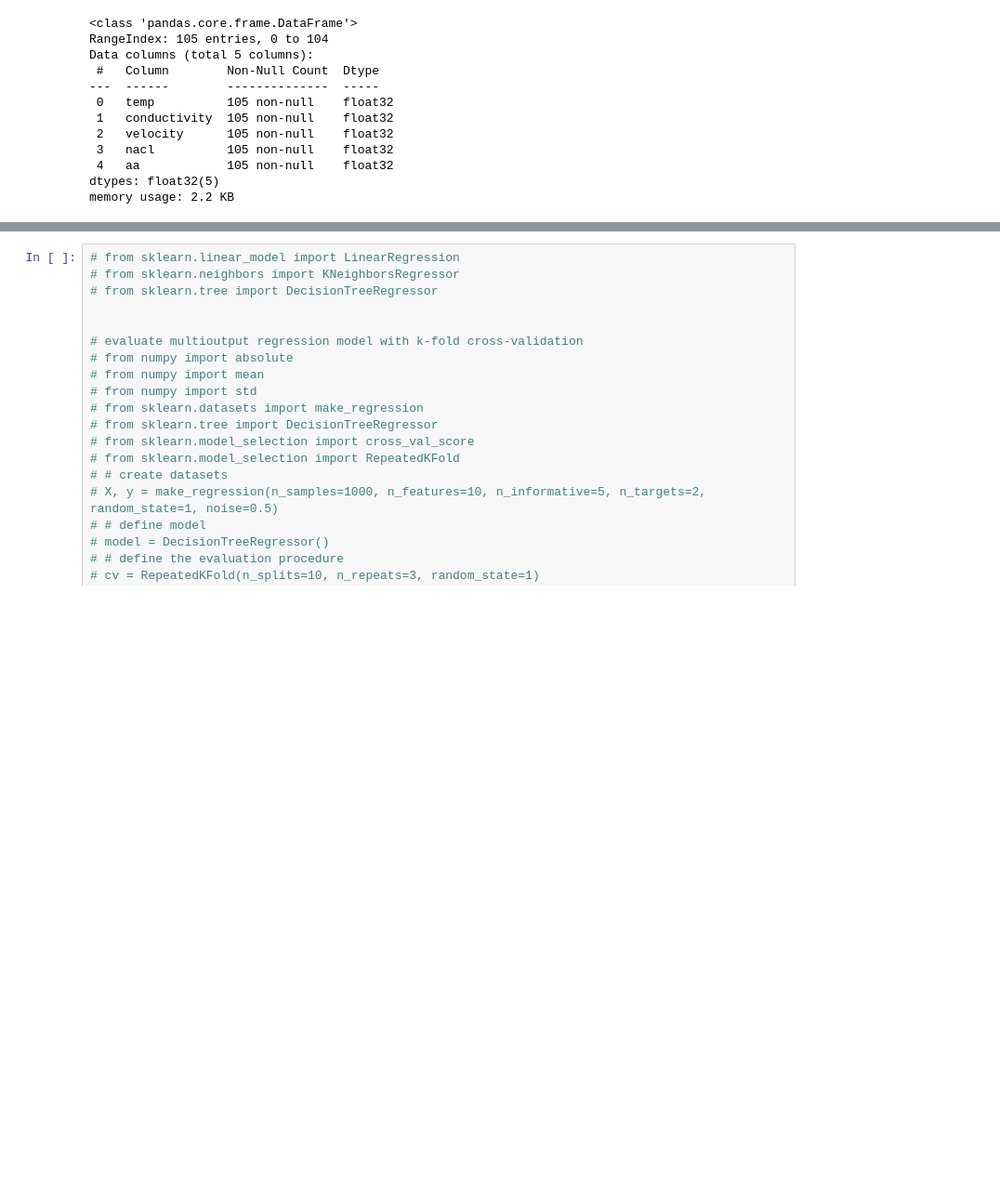
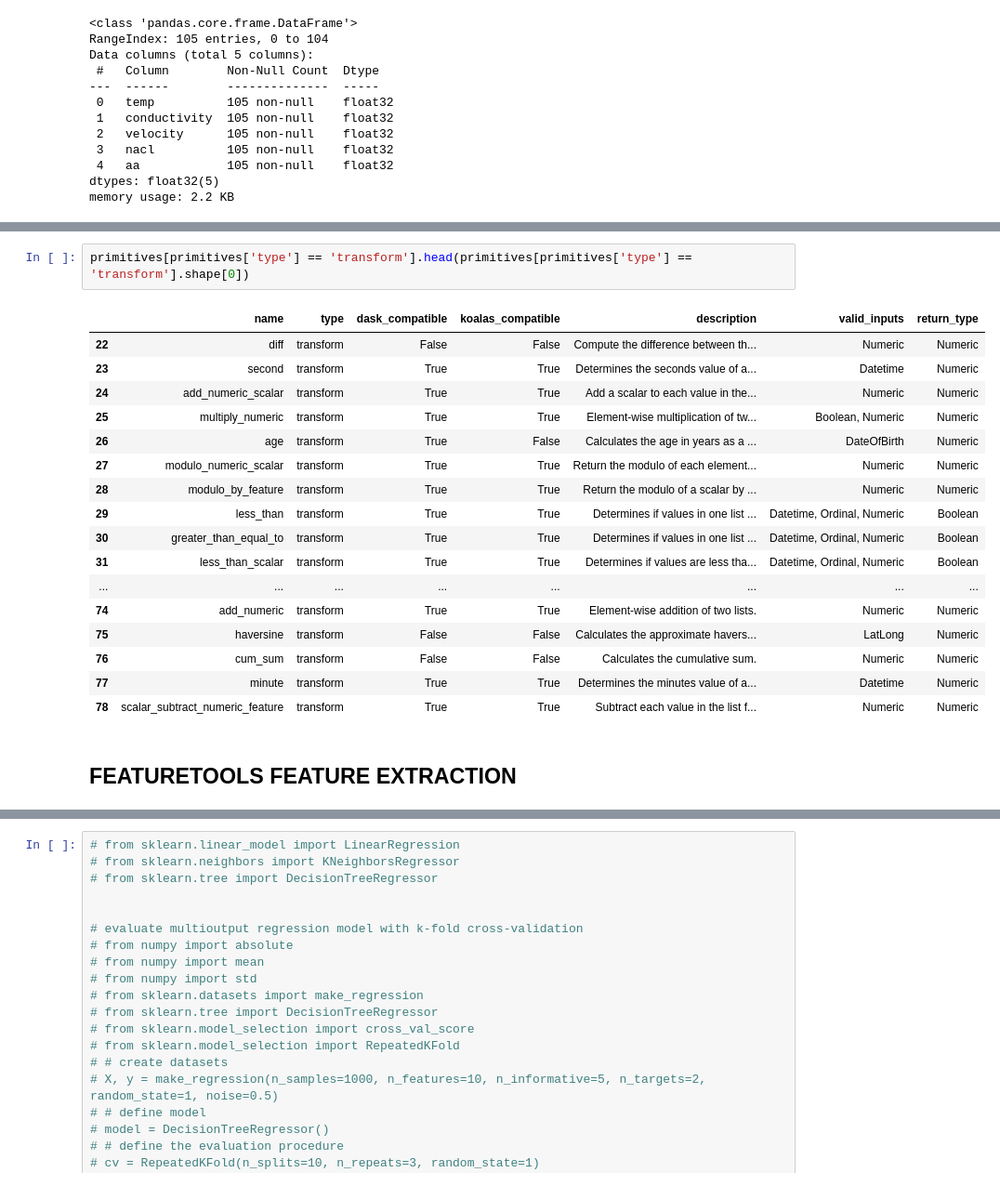
Before and after one commit to sylvas-j/ML, a Jupyter notebook: Tensorflow_works/hydrateSafetyMargin-ConductivityAscoustic2.ipynb, the cells around one changed output, grey strips where cells are left out. Shown at 93% size. Saved outputs shown, nothing was run; the diff lists cells and outputs as text; blank space fills up the shorter version.

```diff
--- a/Tensorflow_works/hydrateSafetyMargin-ConductivityAscoustic2.ipynb
+++ b/Tensorflow_works/hydrateSafetyMargin-ConductivityAscoustic2.ipynb
@@ -261,0 +364,22 @@ y_train
+# %%
+primitives[primitives['type'] == 'transform'].head(primitives[primitives['type'] == 'transform'].shape[0])
+# %% [output]
+|  | name | type | dask_compatible | koalas_compatible | description | valid_inputs | return_type |
+| 22 | diff | transform | False | False | Compute the difference between th... | Numeric | Numeric |
+| 23 | second | transform | True | True | Determines the seconds value of a... | Datetime | Numeric |
+| 24 | add_numeric_scalar | transform | True | True | Add a scalar to each value in the... | Numeric | Numeric |
+| 25 | multiply_numeric | transform | True | True | Element-wise multiplication of tw... | Boolean, Numeric | Numeric |
+| 26 | age | transform | True | False | Calculates the age in years as a ... | DateOfBirth | Numeric |
+| 27 | modulo_numeric_scalar | transform | True | True | Return the modulo of each element... | Numeric | Numeric |
+| 28 | modulo_by_feature | transform | True | True | Return the modulo of a scalar by ... | Numeric | Numeric |
+| 29 | less_than | transform | True | True | Determines if values in one list ... | Datetime, Ordinal, Numeric | Boolean |
+| 30 | greater_than_equal_to | transform | True | True | Determines if values in one list ... | Datetime, Ordinal, Numeric | Boolean |
+| 31 | less_than_scalar | transform | True | True | Determines if values are less tha... | Datetime, Ordinal, Numeric | Boolean |
+| ... | ... | ... | ... | ... | ... | ... | ... |
+| 74 | add_numeric | transform | True | True | Element-wise addition of two lists. | Numeric | Numeric |
+| 75 | haversine | transform | False | False | Calculates the approximate havers... | LatLong | Numeric |
+| 76 | cum_sum | transform | False | False | Calculates the cumulative sum. | Numeric | Numeric |
+| 77 | minute | transform | True | True | Determines the minutes value of a... | Datetime | Numeric |
+| 78 | scalar_subtract_numeric_feature | transform | True | True | Subtract each value in the list f... | Numeric | Numeric |
+# %% [markdown]
+## FEATURETOOLS FEATURE EXTRACTION
```
Also changed, not shown: parts of 95 cells of this notebook, 2 other files.
